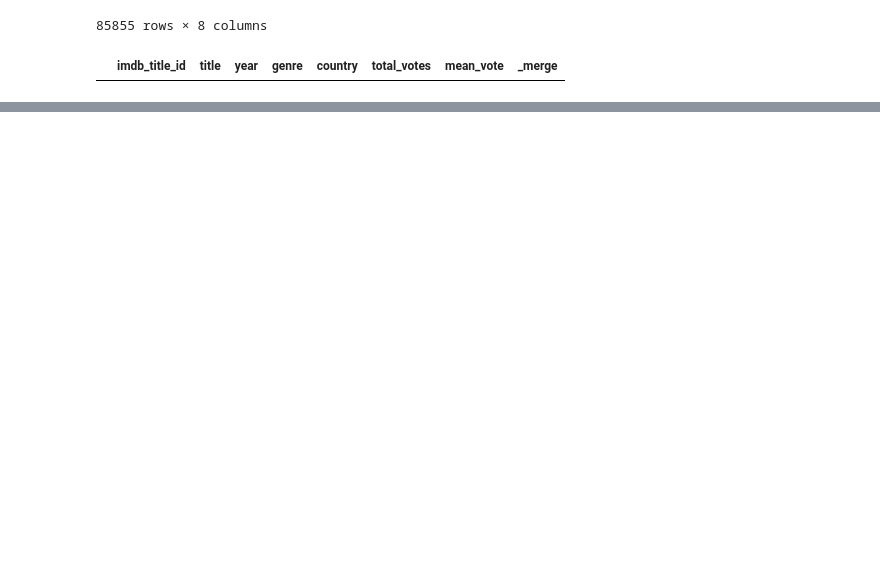
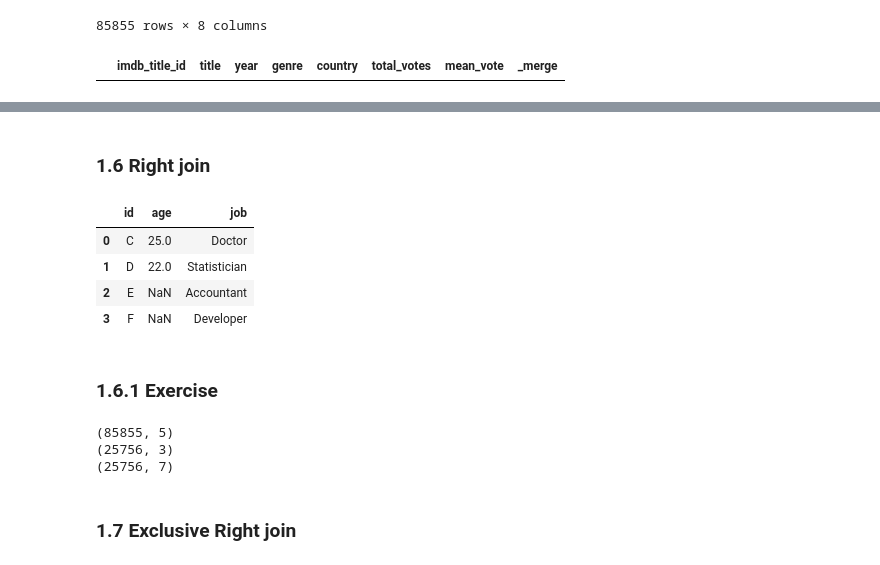
Before and after one commit to manishkr6/Learning-Data-Science, a Jupyter notebook: 07.Merging and Concatenating DataFrames/Joins.ipynb, the cells around one changed output, grey strips where cells are left out. Saved outputs shown, nothing was run; the diff lists cells and outputs as text; code cells hidden in the pictures; blank space fills up the shorter version.

```diff
--- a/07.Merging and Concatenating DataFrames/Joins.ipynb
+++ b/07.Merging and Concatenating DataFrames/Joins.ipynb
@@ -161,0 +263,13 @@ df_movies.merge(df_ratings, on='imdb_title_id', how='outer',
+# %% [markdown]
+### 1.6 Right join
+# %%
+
+df1.merge(df2, on='id', how='right')
+# %% [output]
+|  | id | age | job |
+| 0 | C | 25.0 | Doctor |
+| 1 | D | 22.0 | Statistician |
+| 2 | E | NaN | Accountant |
+| 3 | F | NaN | Developer |
+# %% [markdown]
+### 1.6.1 Exercise
@@ -161,0 +283,11 @@ df_movies.merge(df_ratings, on='imdb_title_id', how='outer',
+# %%
+# shape
+print(df_movies.shape)
+print(df_ratings_sample.shape)
+print(df_right.shape)
+# %% [output]
+(85855, 5)
+(25756, 3)
+(25756, 7)
+# %% [markdown]
+### 1.7 Exclusive Right join
```
Also changed, not shown: parts of 25 cells of this notebook.
